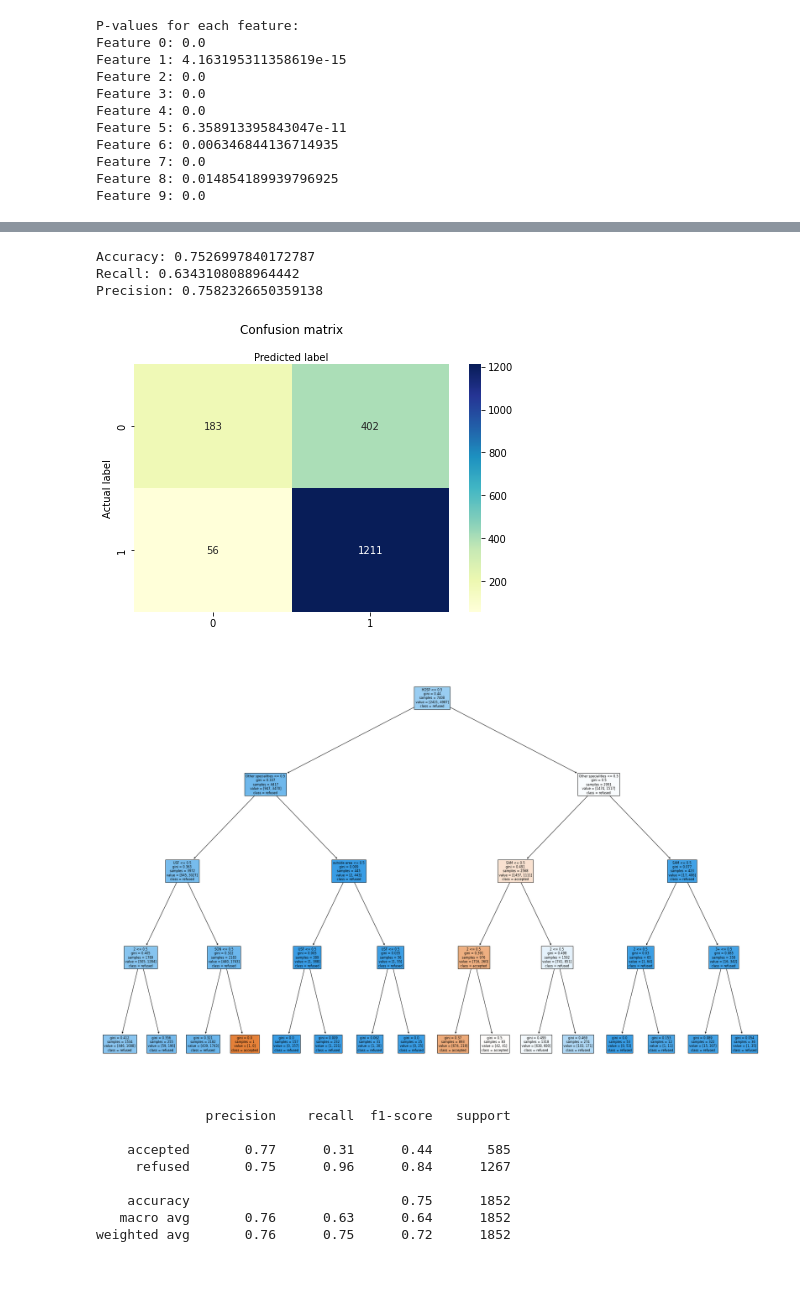
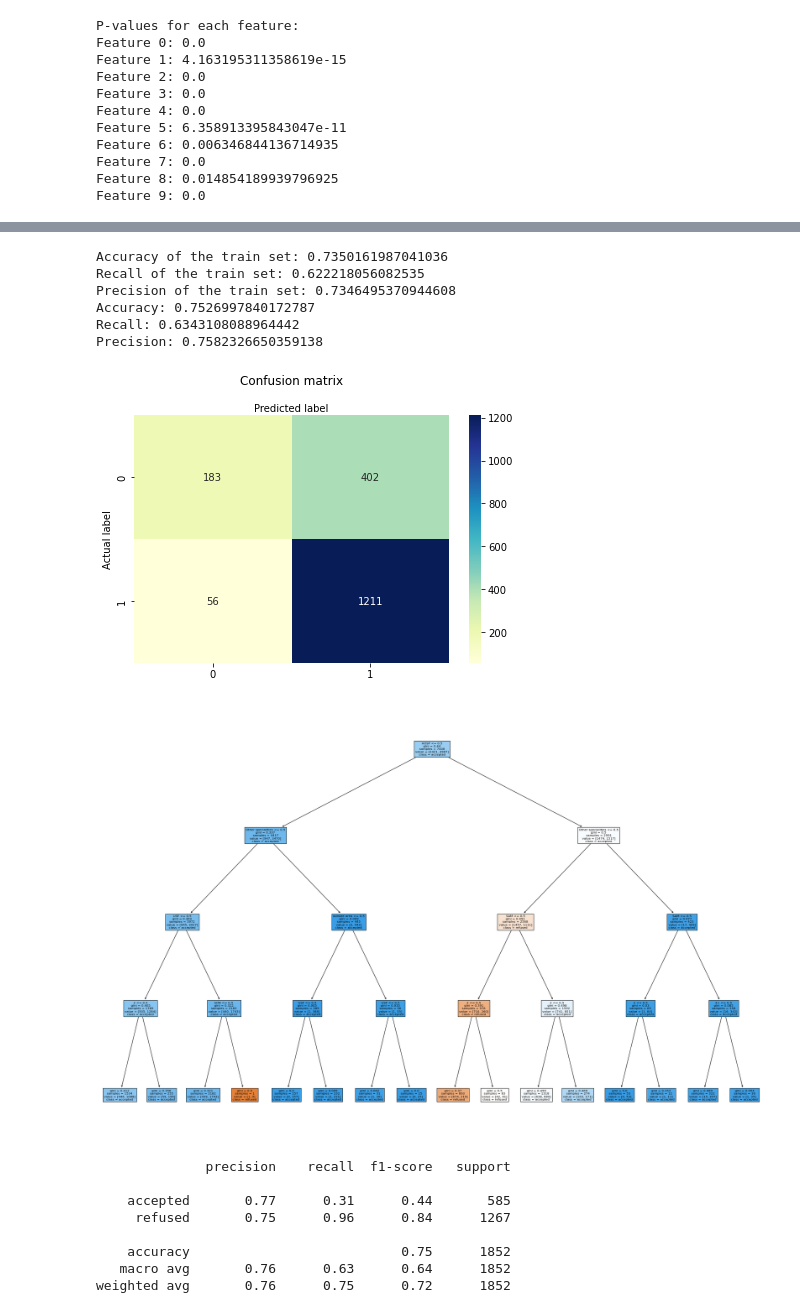
Before and after one commit to Data-Science-Knowledge-Center-Nova-SBE/PBL-HGO, a Jupyter notebook: modelling2.ipynb, the cells around one changed output, grey strips where cells are left out. Saved outputs shown, nothing was run; the diff lists cells and outputs as text; code cells hidden in the pictures; blank space fills up the shorter version.

Commit message:
text rows and whole dataset models

```diff
--- a/modelling2.ipynb
+++ b/modelling2.ipynb
@@ -8,15 +10,12 @@ from numpy import argsort
 # %%
 creds = pd.read_csv('/Users/gabrielabib/Desktop/NOVA_SBE/PBL/credentials.csv')
 # %%
-
-
-
 #Connection to the database
-host = creds['Value'][0]
-user = creds['Value'][1]
-password = creds['Value'][2]
-database = creds['Value'][3]
-port = creds['Value'][4]
+host = creds['value'][0]
+user = creds['value'][1]
+password = creds['value'][2]
+database = creds['value'][3]
+port = creds['value'][4]
 mydb = mysql.connector.connect(host=host, user=user, database=database, port=port, password=password, auth_plugin='mysql_native_password')
 mycursor = mydb.cursor()
 #Safecheck to guarantee that the connection worked
@@ -238,5 +342,5 @@ weighted avg       0.73      0.74      0.70      1852
 # %%
-# Decision Tree classification model
+# Decision Tree classification model for whole dataset
 
 from sklearn.tree import DecisionTreeClassifier
 from sklearn.model_selection import train_test_split
@@ -267,6 +371,18 @@ clf.fit(X_train, y_train)
 
 # Make predictions on the testing data
 y_pred = clf.predict(X_test)
+
+# Evaluate the accuracy of the train set
+accuracy = accuracy_score(y_train, logreg.predict(X_train))
+print("Accuracy of the train set:", accuracy)
+
+# Evaluate the recall of the train set
+recall = recall_score(y_train,logreg.predict(X_train), average='macro')
+print("Recall of the train set:", recall)
+# Evaluate the precision of the train set
+precision = precision_score(y_train, logreg.predict(X_train), average='macro')
+print("Precision of the train set:", precision)
+
 
 # Evaluate the accuracy of the model
 accuracy = accuracy_score(y_test, y_pred)
@@ -282,35 +398,38 @@ print("Precision:", precision)
 
 # Calculate the confusion matrix of the model
 cm = confusion_matrix(y_test, y_pred)
 
 class_names=[0,1] # name  of classes
 fig, ax = plt.subplots()
 tick_marks = np.arange(len(class_names))
 plt.xticks(tick_marks, class_names)
 plt.yticks(tick_marks, class_names)
 
 # create heatmap
 sns.heatmap(pd.DataFrame(cm), annot=True, cmap="YlGnBu" ,fmt='g')
 ax.xaxis.set_label_position("top")
 plt.tight_layout()
 plt.title('Confusion matrix', y=1.1)
 plt.ylabel('Actual label')
 plt.xlabel('Predicted label')
 
 # Visualize the decision tree
 plt.figure(figsize=(30, 20))
-plot_tree(clf, feature_names= features, class_names=['accepted', 'refused'], filled=True)
+plot_tree(clf, feature_names= features, class_names=['refused', 'accepted'], filled=True)
 plt.show()
 
 # Print the evaluation matrix
 target_names = ['accepted', 'refused']
 print(classification_report(y_test, y_pred, target_names=target_names))
 # %% [output]
+Accuracy of the train set: 0.7350161987041036
+Recall of the train set: 0.622218056082535
+Precision of the train set: 0.7346495370944608
 Accuracy: 0.7526997840172787
 Recall: 0.6343108088964442
 Precision: 0.7582326650359138
 [figure]
-[figure, old version]
+[figure, new version]
               precision    recall  f1-score   support
 
     accepted       0.77      0.31      0.44       585
```
Also changed, not shown: parts of 11 cells of this notebook.
